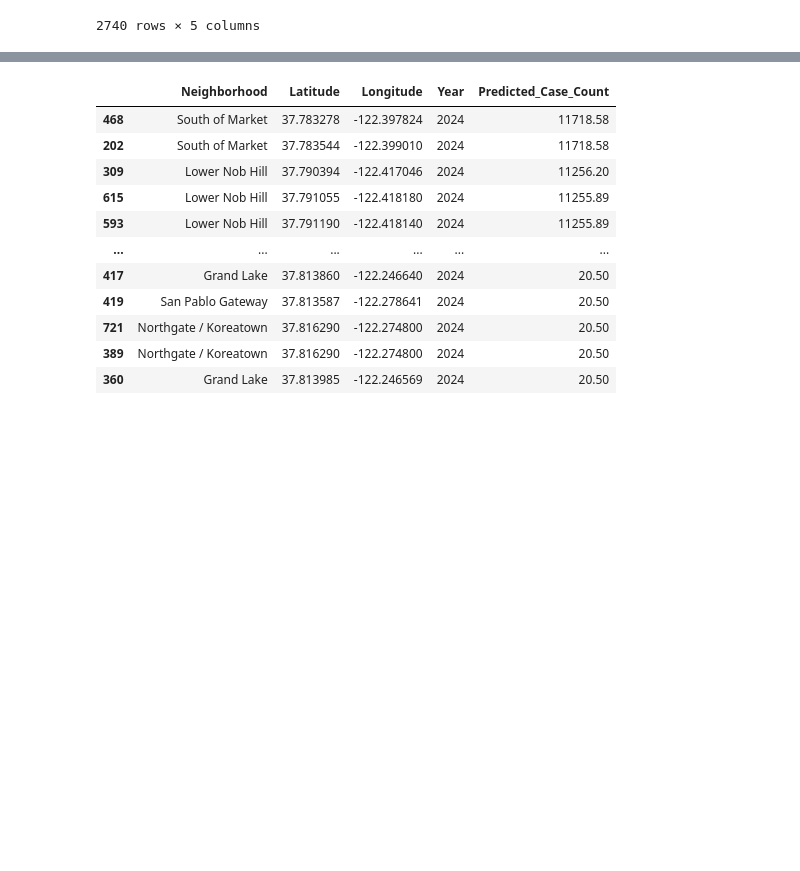
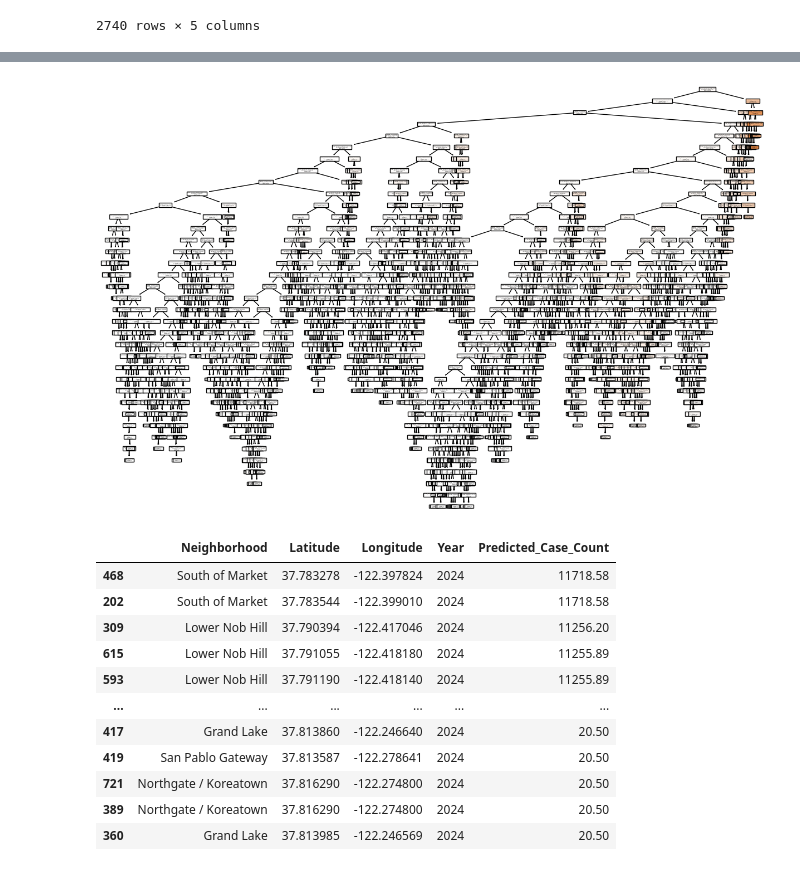
Before and after one commit to Wook22/Public_Data_Prediction_Modeling, a Jupyter notebook: MCL.ipynb, the cells around one changed output, grey strips where cells are left out. Drawn from its saved outputs; the diff is of its cells as text; code cells hidden in the pictures; blank space fills up the shorter version.

Commit message:
images update

```diff
--- a/MCL.ipynb
+++ b/MCL.ipynb
@@ -129,3 +129,30 @@ Validation MAE: 461.75196473551637
+# %%
+import matplotlib.pyplot as plt
+from sklearn.tree import DecisionTreeRegressor, plot_tree
+from sklearn.preprocessing import OneHotEncoder
+from sklearn.compose import ColumnTransformer
+
+# Define the column transformer to one-hot encode categorical variables
+column_transformer = ColumnTransformer(
+    transformers=[
+        ('encoder', OneHotEncoder(), categorical_cols)
+    ],
+    remainder='passthrough'  # Keep numeric columns as they are
+)
+
+# Fit the column transformer and transform the training data
+X_train_encoded = column_transformer.fit_transform(X_train)
+
+# Fit the regression tree to the encoded training data
+reg_tree = DecisionTreeRegressor()
+reg_tree.fit(X_train_encoded, y_train)
+
+# Plot the regression tree
+plt.figure(figsize=(15, 10))
+plot_tree(reg_tree, feature_names=column_transformer.get_feature_names_out(), filled=True)
+plt.show()
+# %% [output]
+[figure, added]
 # %%
 # Add predicted values as a new column in test_data
 test_data['Predicted_Case_Count'] = test_predictions
```
Also changed, not shown: parts of 1 cell of this notebook, 8 other files.
